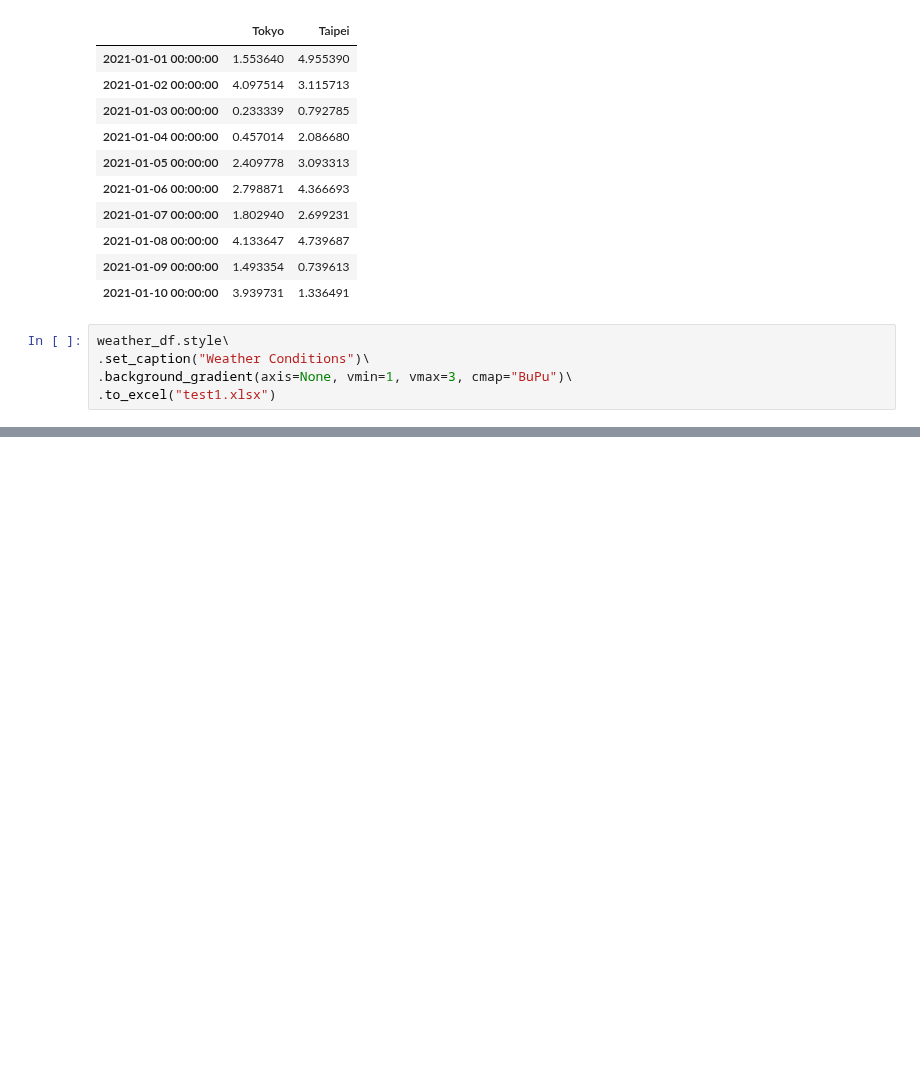
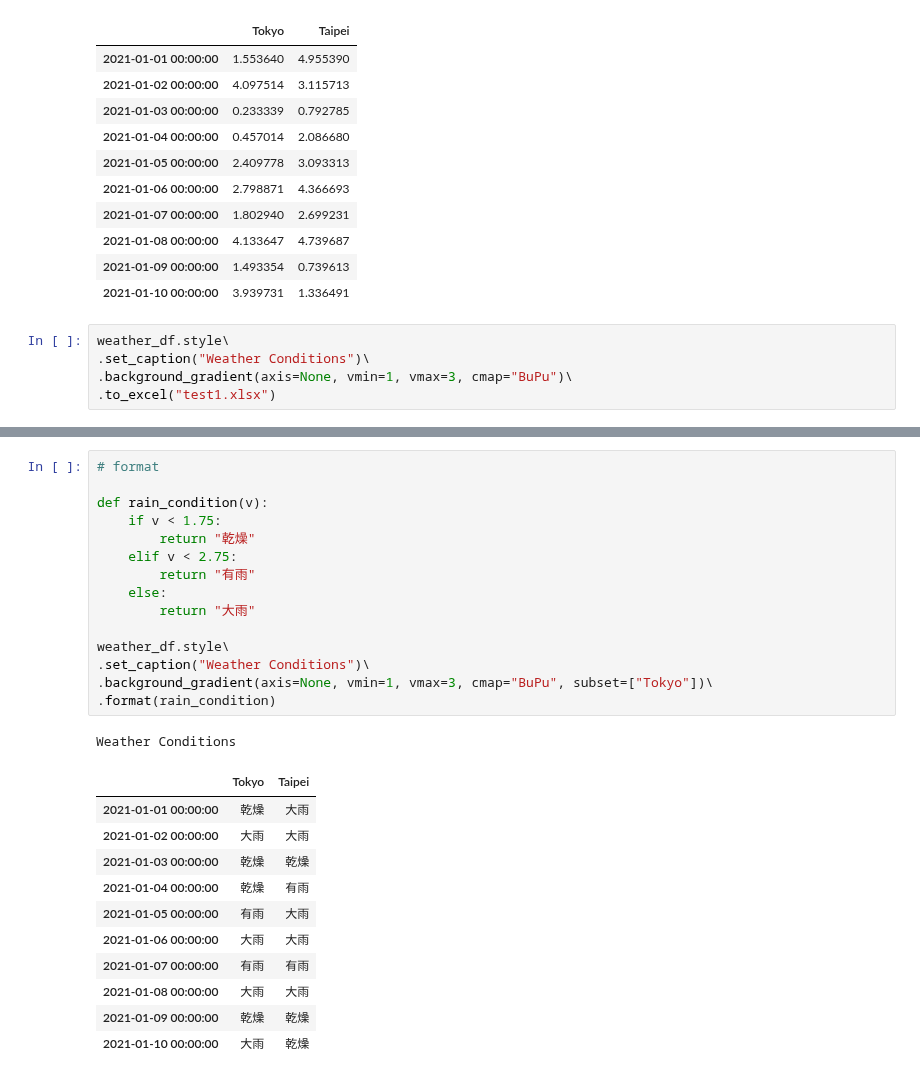
Before and after one commit to edwardxsky/python_analysis, a Jupyter notebook: lesson9/lesson9_5.ipynb, the cells around one changed output, grey strips where cells are left out. Saved outputs shown, nothing was run; the diff lists cells and outputs as text; blank space fills up the shorter version.

```diff
--- a/lesson9/lesson9_5.ipynb
+++ b/lesson9/lesson9_5.ipynb
@@ -159,0 +195,28 @@ weather_df.style\
+# %%
+# format
+
+def rain_condition(v):
+    if v < 1.75:
+        return "乾燥"
+    elif v < 2.75:
+        return "有雨"
+    else:
+        return "大雨"
+
+weather_df.style\
+.set_caption("Weather Conditions")\
+.background_gradient(axis=None, vmin=1, vmax=3, cmap="BuPu", subset=["Tokyo"])\
+.format(rain_condition)
+# %% [output]
+Weather Conditions
+|  | Tokyo | Taipei |
+| 2021-01-01 00:00:00 | 乾燥 | 大雨 |
+| 2021-01-02 00:00:00 | 大雨 | 大雨 |
+| 2021-01-03 00:00:00 | 乾燥 | 乾燥 |
+| 2021-01-04 00:00:00 | 乾燥 | 有雨 |
+| 2021-01-05 00:00:00 | 有雨 | 大雨 |
+| 2021-01-06 00:00:00 | 大雨 | 大雨 |
+| 2021-01-07 00:00:00 | 有雨 | 有雨 |
+| 2021-01-08 00:00:00 | 大雨 | 大雨 |
+| 2021-01-09 00:00:00 | 乾燥 | 乾燥 |
+| 2021-01-10 00:00:00 | 大雨 | 乾燥 |
```
Also changed, not shown: parts of 3 cells of this notebook.
